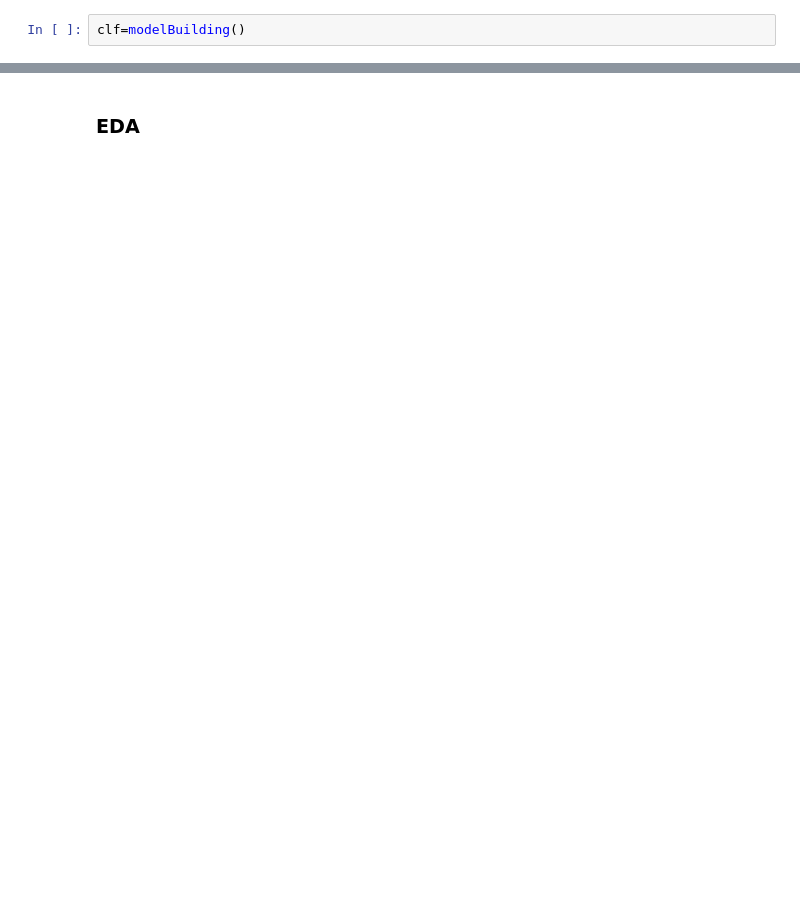
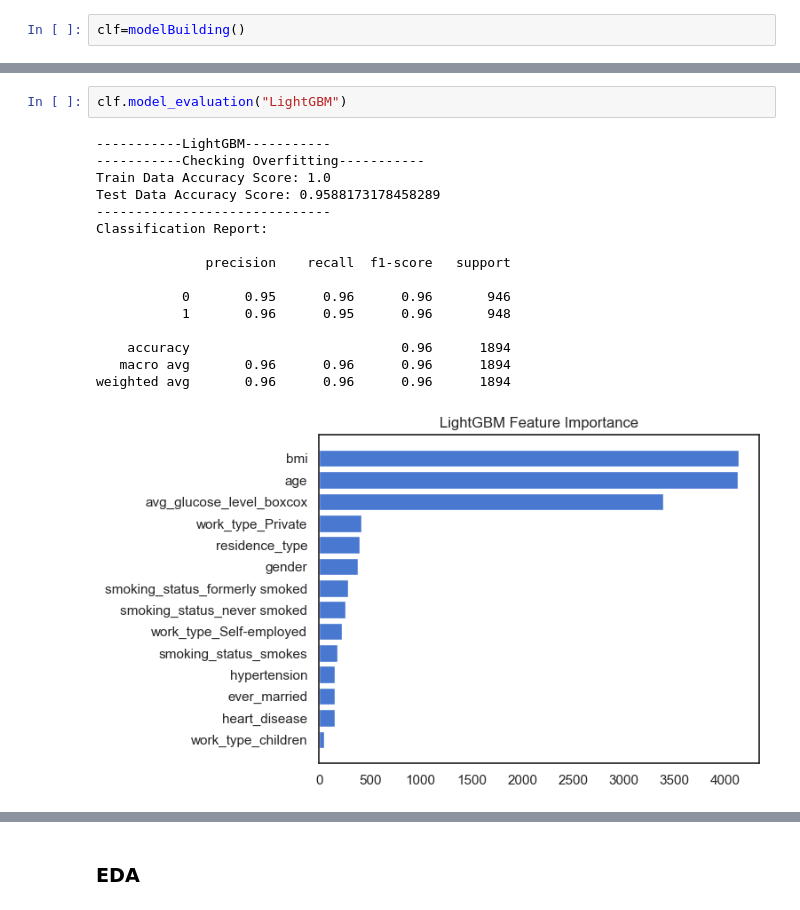
Before and after one commit to emirhansilsupur/brain-stroke-prediction, a Jupyter notebook: brain_stroke.ipynb, the cells around one changed output, grey strips where cells are left out. Cells and saved outputs as stored; diff of their text form; blank space fills up the shorter version.

```diff
--- a/brain_stroke.ipynb
+++ b/brain_stroke.ipynb
@@ -316,0 +377,19 @@ clf=modelBuilding()
+# %%
+clf.model_evaluation("LightGBM")
+# %% [output]
+-----------LightGBM-----------
+-----------Checking Overfitting-----------
+Train Data Accuracy Score: 1.0
+Test Data Accuracy Score: 0.9588173178458289
+------------------------------
+Classification Report:
+
+              precision    recall  f1-score   support
+
+           0       0.95      0.96      0.96       946
+           1       0.96      0.95      0.96       948
+
+    accuracy                           0.96      1894
+   macro avg       0.96      0.96      0.96      1894
+weighted avg       0.96      0.96      0.96      1894
+[figure, added]
```
Also changed, not shown: parts of 11 cells of this notebook.
